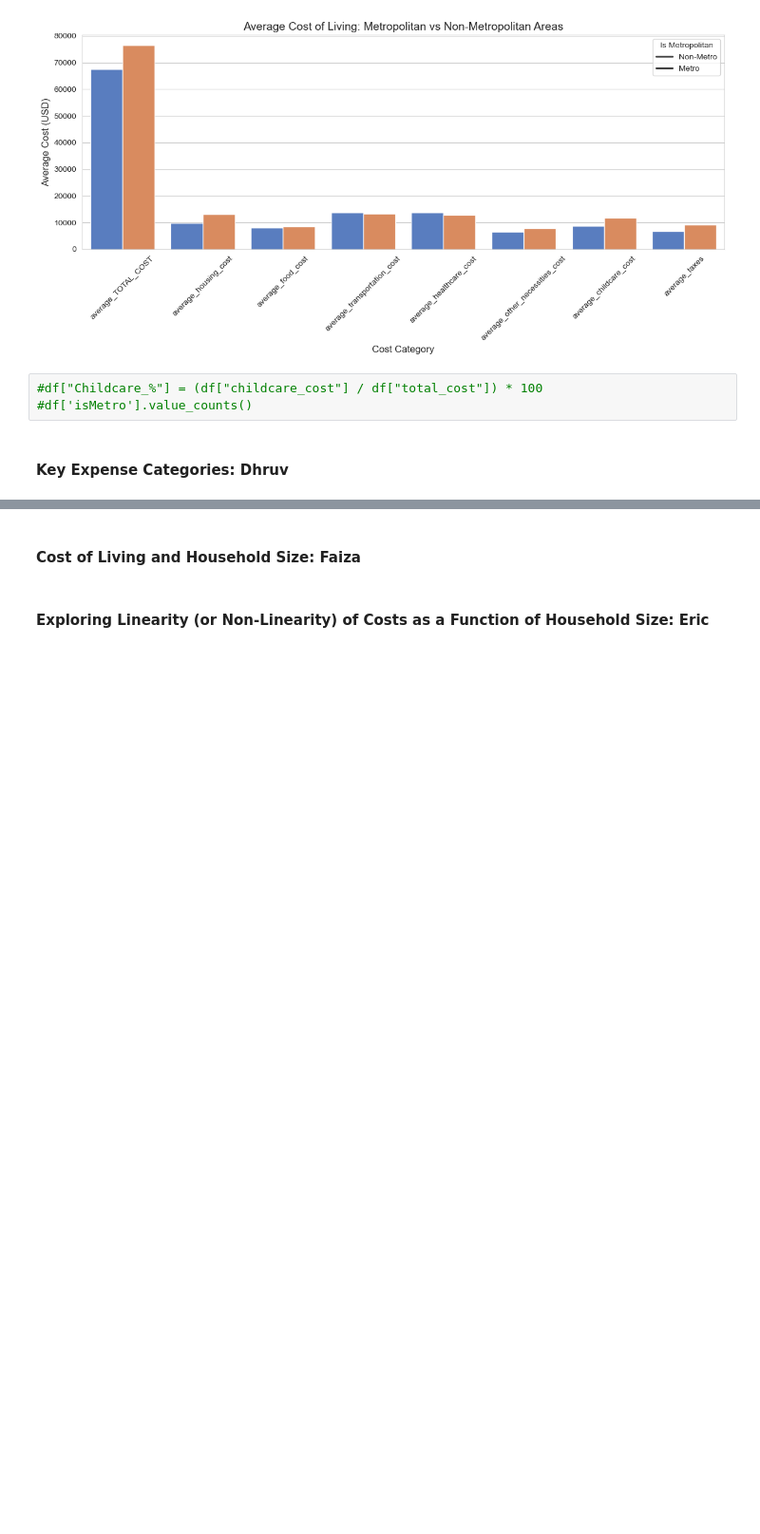
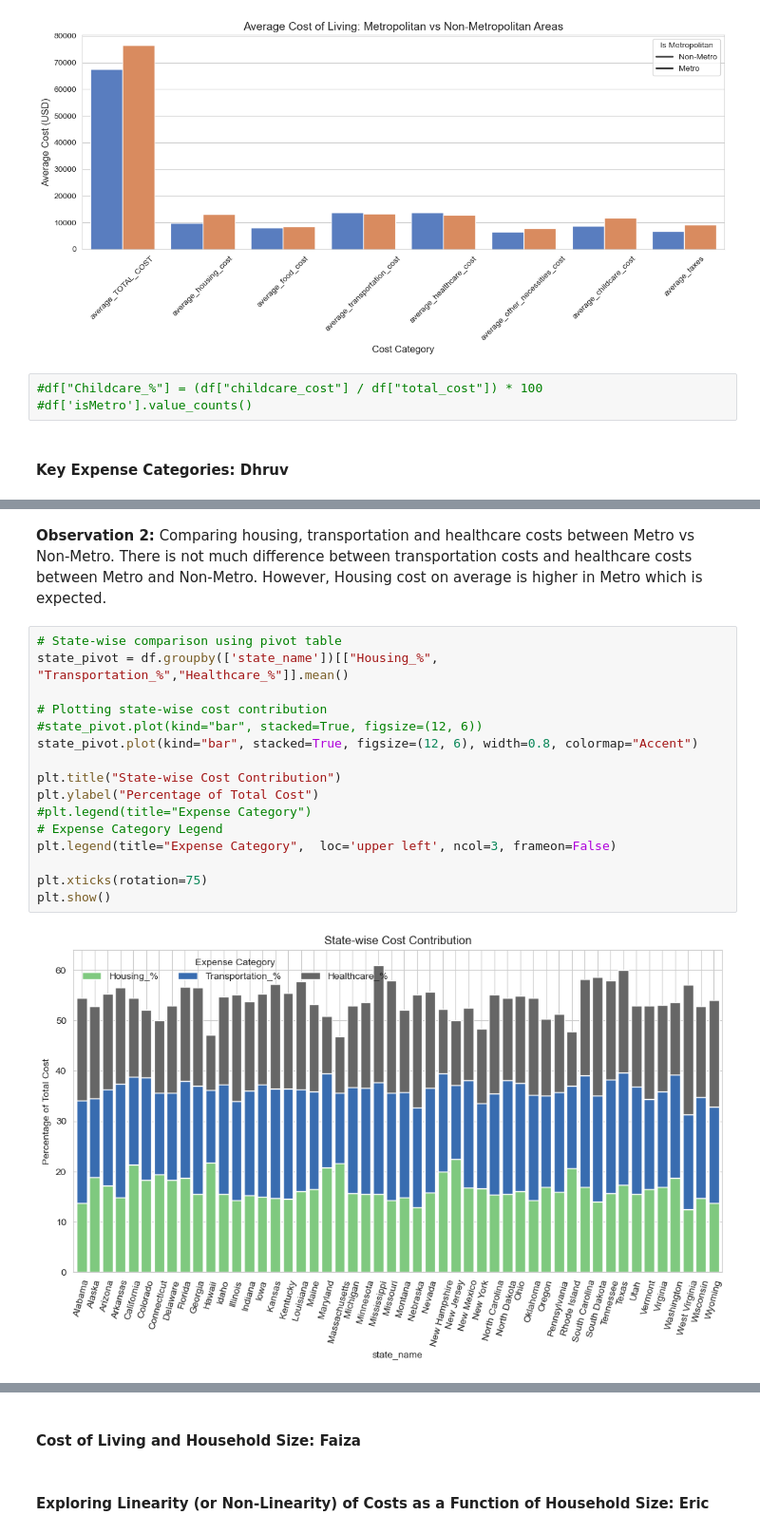
Before and after one commit to miguelmog10/data-science-group17, a Jupyter notebook: notebook/FoundationsDataScience_Winter2025_Group17.ipynb, the cells around one changed output, grey strips where cells are left out. Shown at 95% size. Saved outputs shown, nothing was run; the diff lists cells and outputs as text; blank space fills up the shorter version.

```diff
--- a/notebook/FoundationsDataScience_Winter2025_Group17.ipynb
+++ b/notebook/FoundationsDataScience_Winter2025_Group17.ipynb
@@ -716,0 +747,20 @@ Observations:
+# %% [markdown]
+**Observation 2:** Comparing housing, transportation and healthcare costs between Metro vs Non-Metro. There is not much difference between transportation costs and healthcare costs between Metro and Non-Metro. However, Housing cost on average is higher in Metro which is expected.
+# %%
+# State-wise comparison using pivot table
+state_pivot = df.groupby(['state_name'])[["Housing_%", "Transportation_%","Healthcare_%"]].mean()
+
+# Plotting state-wise cost contribution
+#state_pivot.plot(kind="bar", stacked=True, figsize=(12, 6))
+state_pivot.plot(kind="bar", stacked=True, figsize=(12, 6), width=0.8, colormap="Accent")
+
+plt.title("State-wise Cost Contribution")
+plt.ylabel("Percentage of Total Cost")
+#plt.legend(title="Expense Category")
+# Expense Category Legend
+plt.legend(title="Expense Category",  loc='upper left', ncol=3, frameon=False)
+
+plt.xticks(rotation=75)
+plt.show()
+# %% [output]
+[figure, added]
```
Also changed, not shown: parts of 16 cells of this notebook.
